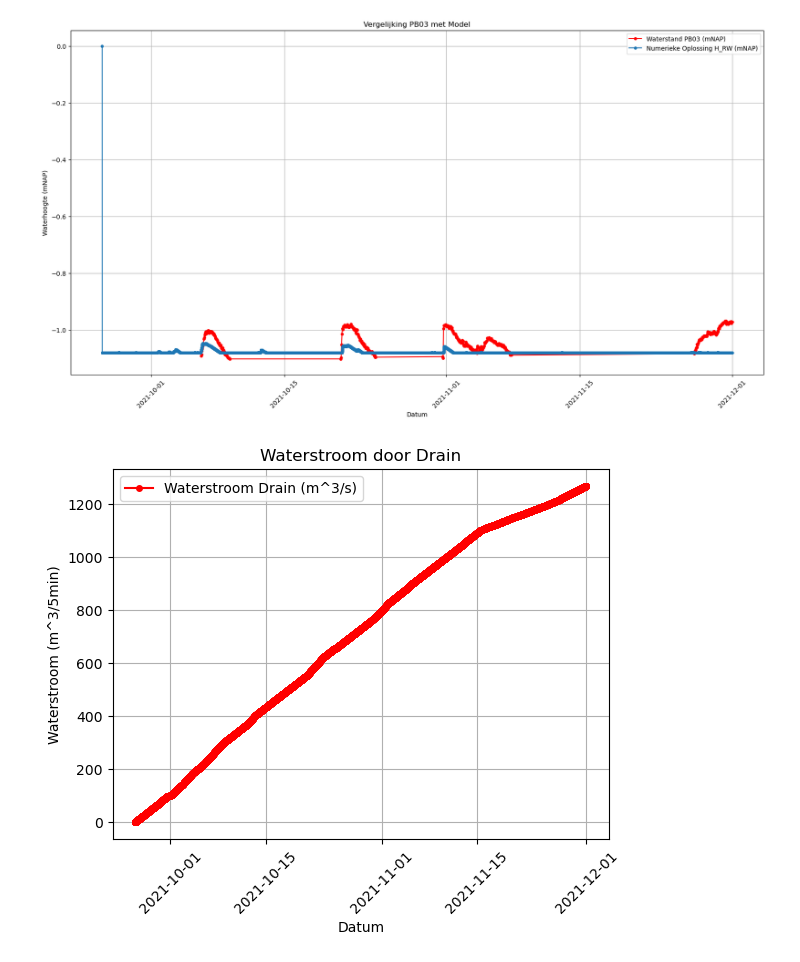
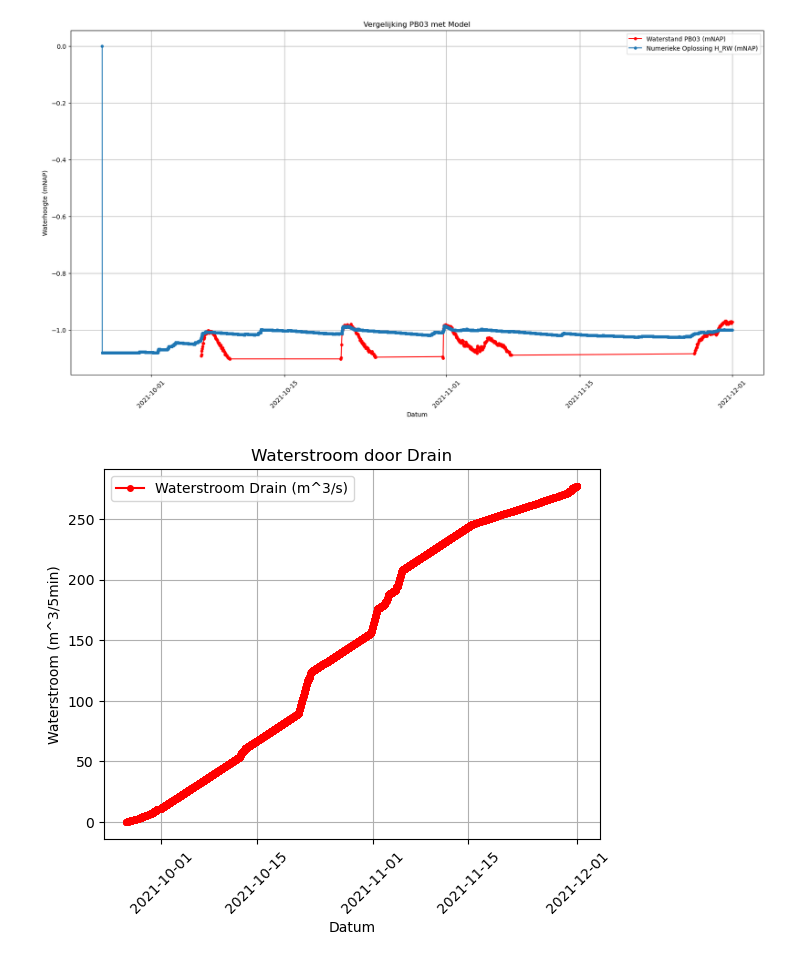
Before and after one commit to Dim277/Casus_waterbergende_weg, a Jupyter notebook: Basismodel.ipynb, the cells around one changed output. Saved outputs shown, nothing was run; the diff lists cells and outputs as text; code cells hidden in the pictures.

```diff
--- a/Basismodel.ipynb
+++ b/Basismodel.ipynb
@@ -57,7 +57,7 @@ A_vlak_dak = 56.12
 A_rijweg_goot = 836.99
 A_trottoir_goot = 532.36
 A_parkeerplaatsen = 570.08
-A_afstromend = A_hellend_dak + A_vlak_dak + A_rijweg_goot + A_trottoir_goot + A_parkeerplaatsen
+A_afstromend = (A_hellend_dak + A_vlak_dak + A_rijweg_goot + A_trottoir_goot + A_parkeerplaatsen) / 1.5
 
 #Rockflow
 A_RF = 1337.53   #Oppervlak van het bergend pakket (m^2)
@@ -70,7 +70,7 @@ A_DZ = 0.70*180
 k_DZ = 10/24/12
 p_DZ = 0.25
 B_DZ = 0.30 # Breedte onderkant drainzand
-L_DZ = 180 #Lengte onderkant drainzand (evenals de weg)
+L_DZ = 180/2 #Lengte onderkant drainzand (evenals de weg)
 VMAX_DZ = 0.3348 * L_DZ * p_DZ
 Onderkant_DZ = -1.70 #IN mNAP, correctie van 5cm door rechttrekken lijn voor gemiddelde tussen -1,65 en -1,75 mNAP
 
@@ -113,7 +113,7 @@ for i in range(1, len(t)):
     Q_uit_RF = min(V_RF[i-1], A_DZ * k_DZ, VMAX_DZ - V_DZ[i-1])
     Q_DZ_KL = ((L_DZ * 2 * ((H_DZ[i-1] -(Onderkant_DZ))/ math.cos(math.radians(25)))+ (L_DZ * B_DZ)) * k_KL)
 
-    if H_RF[i-1] >= -1.08:
+    if H_RF[i-1] >= -1.00:
         Q_uit_DR = 0.06 + Q_DZ_KL
     else:
         Q_uit_DR = 0.0 + Q_DZ_KL
@@ -179,2 +179,2 @@ plt.show()
-[figure, old version]
+[figure, new version]
-[figure, old version]
+[figure, new version]
```
Also changed, not shown: parts of 1 cell of this notebook.
